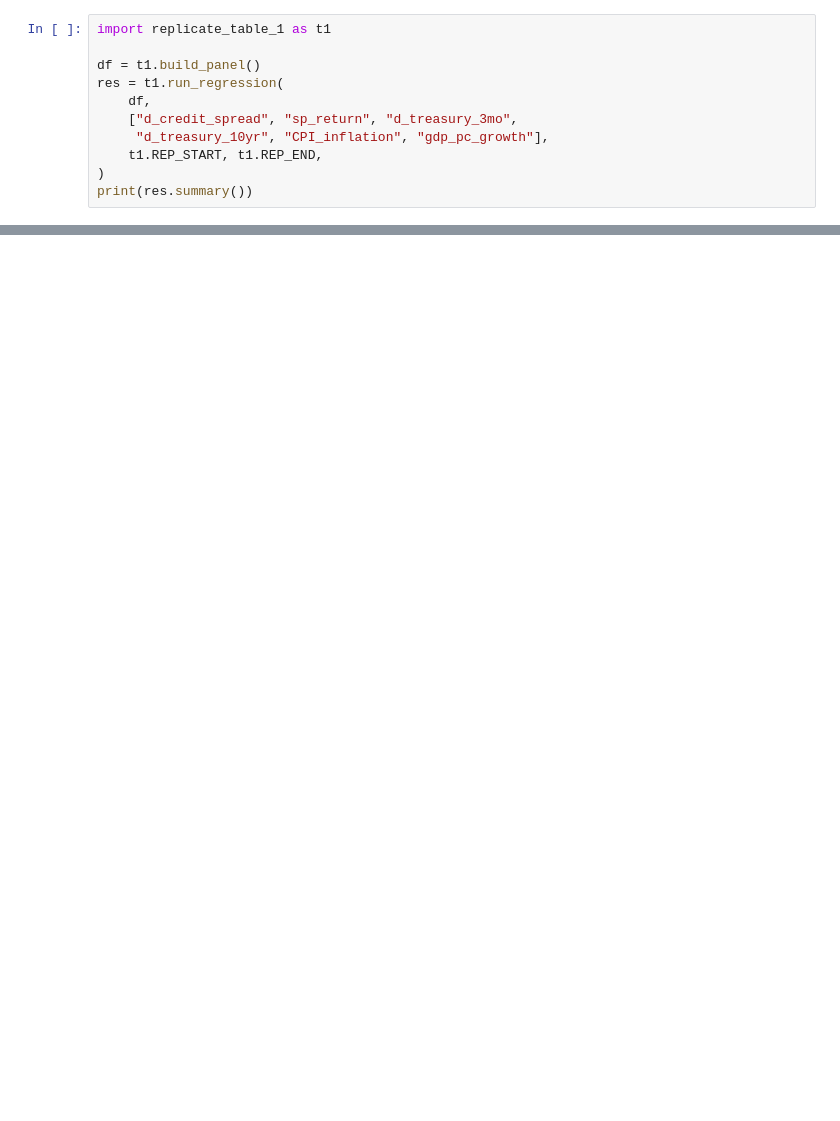
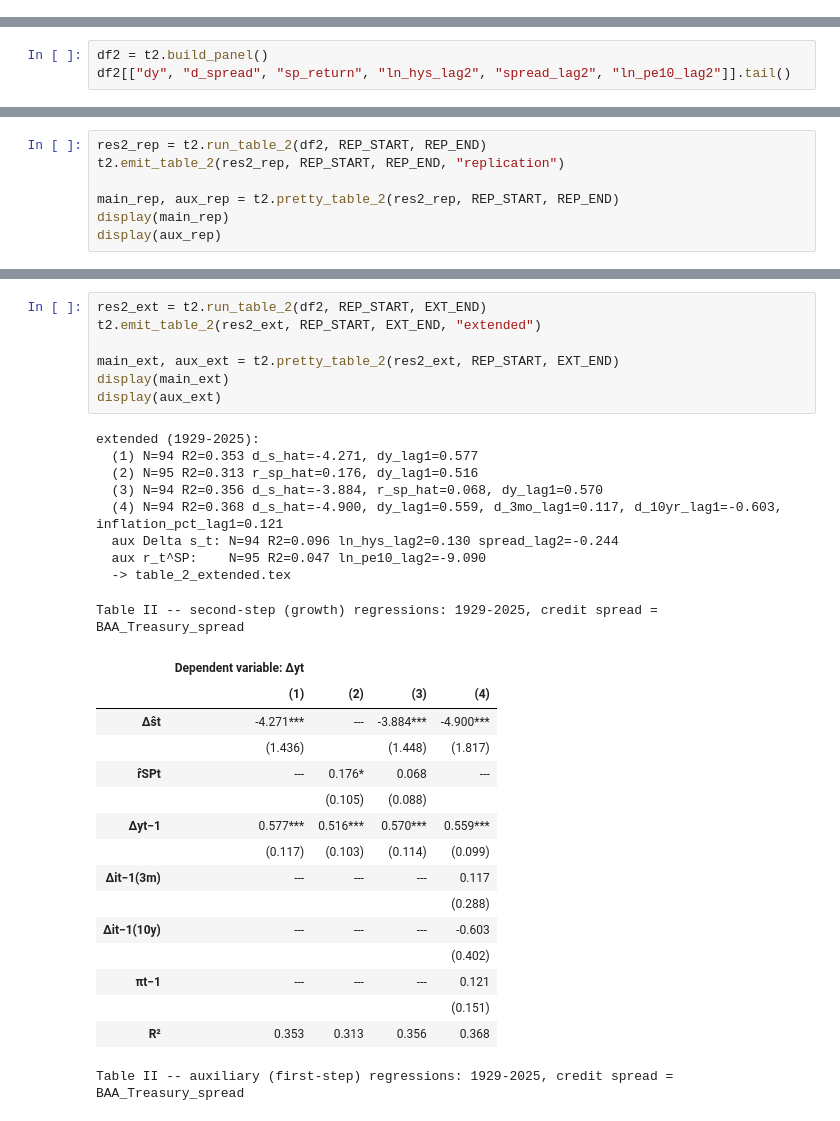
Before and after one commit to fernando-raffo/p03_lopez_salido_stein_zakrajsek_2017, a Jupyter notebook: src/02_replication.ipynb, the cells around one changed output, grey strips where cells are left out. Drawn from its saved outputs; the diff is of its cells as text; blank space fills up the shorter version.

Commit message:
Add full notebooks and functions to generate pretty prints of results

```diff
--- a/src/02_replication.ipynb
+++ b/src/02_replication.ipynb
@@ -75,11 +0,0 @@ market forecasts the economy better than the stock market.
-# %%
-import replicate_table_1 as t1
-
-df = t1.build_panel()
-res = t1.run_regression(
-    df,
-    ["d_credit_spread", "sp_return", "d_treasury_3mo",
-     "d_treasury_10yr", "CPI_inflation", "gdp_pc_growth"],
-    t1.REP_START, t1.REP_END,
-)
-print(res.summary())
@@ -110,0 +382,3 @@ Table I column 3. Table II/Figure II follow once #6 lands.
+# %%
+df2 = t2.build_panel()
+df2[["dy", "d_spread", "sp_return", "ln_hys_lag2", "spread_lag2", "ln_pe10_lag2"]].tail()
@@ -110,0 +400,7 @@ Table I column 3. Table II/Figure II follow once #6 lands.
+# %%
+res2_rep = t2.run_table_2(df2, REP_START, REP_END)
+t2.emit_table_2(res2_rep, REP_START, REP_END, "replication")
+
+main_rep, aux_rep = t2.pretty_table_2(res2_rep, REP_START, REP_END)
+display(main_rep)
+display(aux_rep)
@@ -110,0 +441,33 @@ Table I column 3. Table II/Figure II follow once #6 lands.
+# %%
+res2_ext = t2.run_table_2(df2, REP_START, EXT_END)
+t2.emit_table_2(res2_ext, REP_START, EXT_END, "extended")
+
+main_ext, aux_ext = t2.pretty_table_2(res2_ext, REP_START, EXT_END)
+display(main_ext)
+display(aux_ext)
+# %% [output]
+extended (1929-2025):
+  (1) N=94 R2=0.353 d_s_hat=-4.271, dy_lag1=0.577
+  (2) N=95 R2=0.313 r_sp_hat=0.176, dy_lag1=0.516
+  (3) N=94 R2=0.356 d_s_hat=-3.884, r_sp_hat=0.068, dy_lag1=0.570
+  (4) N=94 R2=0.368 d_s_hat=-4.900, dy_lag1=0.559, d_3mo_lag1=0.117, d_10yr_lag1=-0.603, inflation_pct_lag1=0.121
+  aux Delta s_t: N=94 R2=0.096 ln_hys_lag2=0.130 spread_lag2=-0.244
+  aux r_t^SP:    N=95 R2=0.047 ln_pe10_lag2=-9.090
+  -> table_2_extended.tex
+Table II -- second-step (growth) regressions: 1929-2025, credit spread = BAA_Treasury_spread
+|  | Dependent variable: Δyt |  |  |  |
+|  | (1) | (2) | (3) | (4) |
+| Δŝt | -4.271*** | --- | -3.884*** | -4.900*** |
+|  | (1.436) |  | (1.448) | (1.817) |
+| r̂SPt | --- | 0.176* | 0.068 | --- |
+|  |  | (0.105) | (0.088) |  |
+| Δyt−1 | 0.577*** | 0.516*** | 0.570*** | 0.559*** |
+|  | (0.117) | (0.103) | (0.114) | (0.099) |
+| Δit−1(3m) | --- | --- | --- | 0.117 |
+|  |  |  |  | (0.288) |
+| Δit−1(10y) | --- | --- | --- | -0.603 |
+|  |  |  |  | (0.402) |
+| πt−1 | --- | --- | --- | 0.121 |
+|  |  |  |  | (0.151) |
+| R² | 0.353 | 0.313 | 0.356 | 0.368 |
+Table II -- auxiliary (first-step) regressions: 1929-2025, credit spread = BAA_Treasury_spread
```
Also changed, not shown: parts of 44 cells of this notebook, 6 other files.
